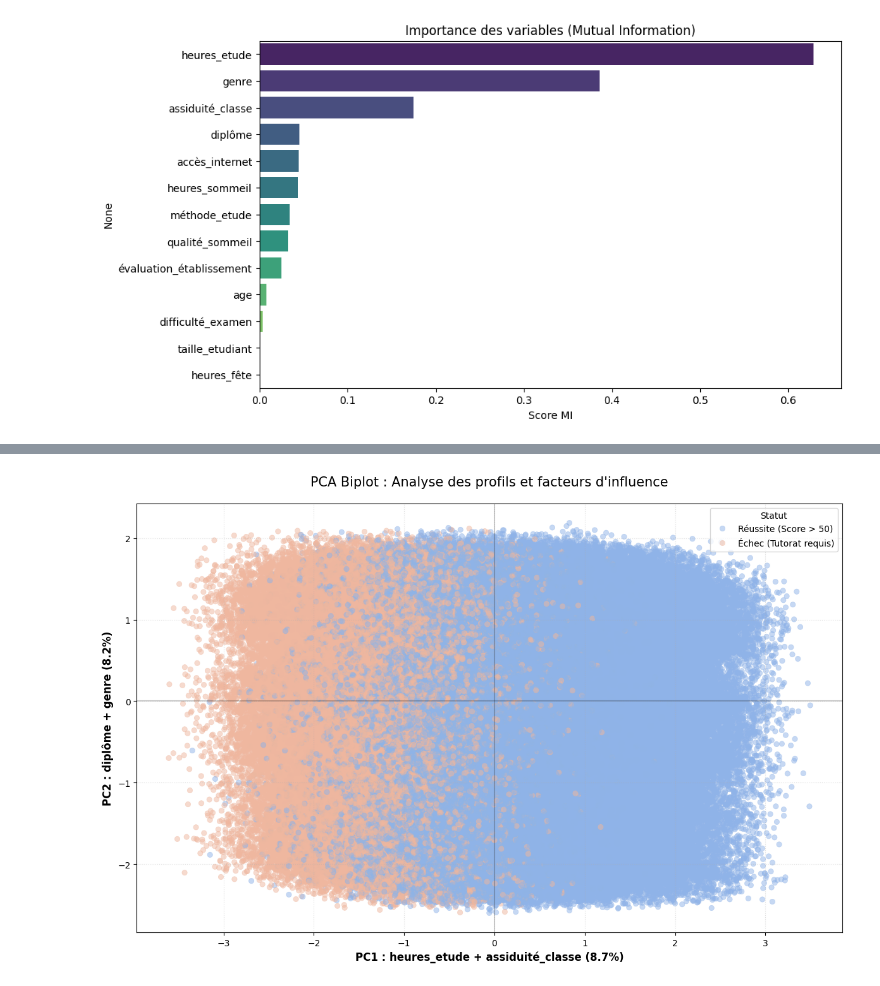
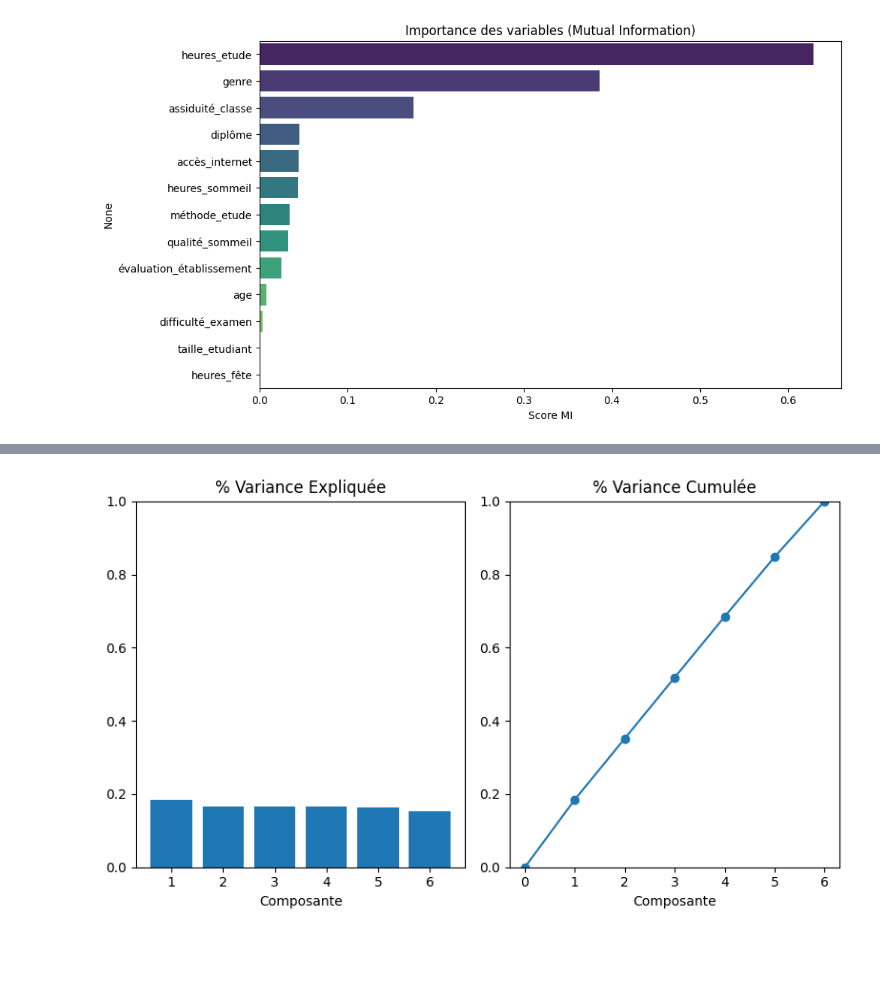
Before and after one commit to 21242NS/AILabs_2025_2026, a Jupyter notebook: Projet/Model1.ipynb, the cells around one changed output, grey strips where cells are left out. Cells and saved outputs as stored; diff of their text form; code cells hidden in the pictures; blank space fills up the shorter version.

```diff
--- a/Projet/Model1.ipynb
+++ b/Projet/Model1.ipynb
@@ -105,64 +106,45 @@ taille_etudiant             0.000842
 heures_fête                 0.000000
 dtype: float64
 # %%
-pca_pipeline = Pipeline([
-    ('scaler', StandardScaler()),
-    ('pca', PCA(n_components=2))
-])
+# --- 1. Analyse de la variance expliquée (PCA sans restriction) ---
 
-X_pca = pca_pipeline.fit(X_mi).transform(X_mi)
-pca_model = pca_pipeline.named_steps['pca']
-feature_names = X_mi.columns
+def plot_variance(pca, width=8, dpi=100):
+    fig, axs = plt.subplots(1, 2)
+    n = pca.n_components_
+    grid = np.arange(1, n + 1)
+    evr = pca.explained_variance_ratio_
+    axs[0].bar(grid, evr)
+    axs[0].set(xlabel="Composante", title="% Variance Expliquée", ylim=(0.0, 1.0))
+    cv = np.cumsum(evr)
+    axs[1].plot(np.r_[0, grid], np.r_[0, cv], "o-")
+    axs[1].set(xlabel="Composante", title="% Variance Cumulée", ylim=(0.0, 1.0))
+    fig.set(figwidth=width, dpi=dpi)
+    plt.tight_layout()
+    return axs
 
-loadings = pd.DataFrame(
-    pca_model.components_.T,
-    columns=['PC1', 'PC2'],
-    index=feature_names
-)
+# Garder uniquement les features numériques CONTINUES pour la PCA.
+# Les colonnes catégorielles encodées par factorize() donnent des codes
+# arbitraires (0, 1, 2...) sans relation de distance : la PCA les interpréterait
+# comme des quantités continues, ce qui fausse les composantes.
+numeric_features = X_train.select_dtypes(include='number').columns.tolist()
+X_numeric = X_mi[numeric_features]
+feature_names = X_numeric.columns  # utilisé dans toutes les cellules PCA suivantes
 
-def get_axis_description(pc_name, top_n=2):
-    top_features = loadings[pc_name].abs().sort_values(ascending=False).head(top_n).index.tolist()
-    return " + ".join(top_features)
+print(f"Features numériques utilisées pour la PCA ({len(numeric_features)}) :")
+print(numeric_features)
 
-# Définition des labels dynamiques basés sur les données réelles
-label_pc1 = f"PC1 : {get_axis_description('PC1')} ({pca_model.explained_variance_ratio_[0]*100:.1f}%)"
-label_pc2 = f"PC2 : {get_axis_description('PC2')} ({pca_model.explained_variance_ratio_[1]*100:.1f}%)"
+scaler = StandardScaler()
+X_scaled = scaler.fit_transform(X_numeric)
 
-# Statut explicite pour aligner la légende et les couleurs
-status = (y_train < 50).map({
-    False: "Réussite (Score > 50)",
-    True: "Échec (Tutorat requis)"
-})
-status_palette = {
-    "Réussite (Score > 50)": "#8fb3e8",
-    "Échec (Tutorat requis)": "#efb79f"
-}
+# PCA sans restriction pour voir toutes les composantes
+pca_full = PCA()
+pca_full.fit(X_scaled)
 
-# 3. Visualisation Professionnelle
-plt.figure(figsize=(12, 8))
+plot_variance(pca_full)
+plt.savefig("../Graph/pca_variance.png")
+plt.show()
 
-# Scatter plot avec transparence (alpha) pour gérer la superposition
-sns.scatterplot(
-    x=X_pca[:, 0],
-    y=X_pca[:, 1],
-    hue=status,
-    hue_order=["Réussite (Score > 50)", "Échec (Tutorat requis)"],
-    palette=status_palette,
-    alpha=0.5,
-    edgecolor=None
-)
-
-
-
-# Cosmétique et structure du rapport [cite: 45]
-plt.axvline(0, color='black', linestyle='-', alpha=0.2)
-plt.axhline(0, color='black', linestyle='-', alpha=0.2)
-plt.title("PCA Biplot : Analyse des profils et facteurs d'influence", fontsize=15, pad=20)
-plt.xlabel(label_pc1, fontsize=12, fontweight='bold')
-plt.ylabel(label_pc2, fontsize=12, fontweight='bold')
-plt.legend(title="Statut", loc='upper right')
-plt.grid(True, linestyle=':', alpha=0.4)
-
-plt.tight_layout()
-plt.show()
+print("\nVariance expliquée par composante :")
+for i, evr in enumerate(pca_full.explained_variance_ratio_):
+    print(f"  PC{i+1}: {evr*100:.1f}%  (cumulé: {np.cumsum(pca_full.explained_variance_ratio_)[i]*100:.1f}%)")
 # %% [output]
@@ -169 +153 @@ plt.show()
-[figure, old version]
+[figure, new version]
```
Also changed, not shown: parts of 6 cells of this notebook.
